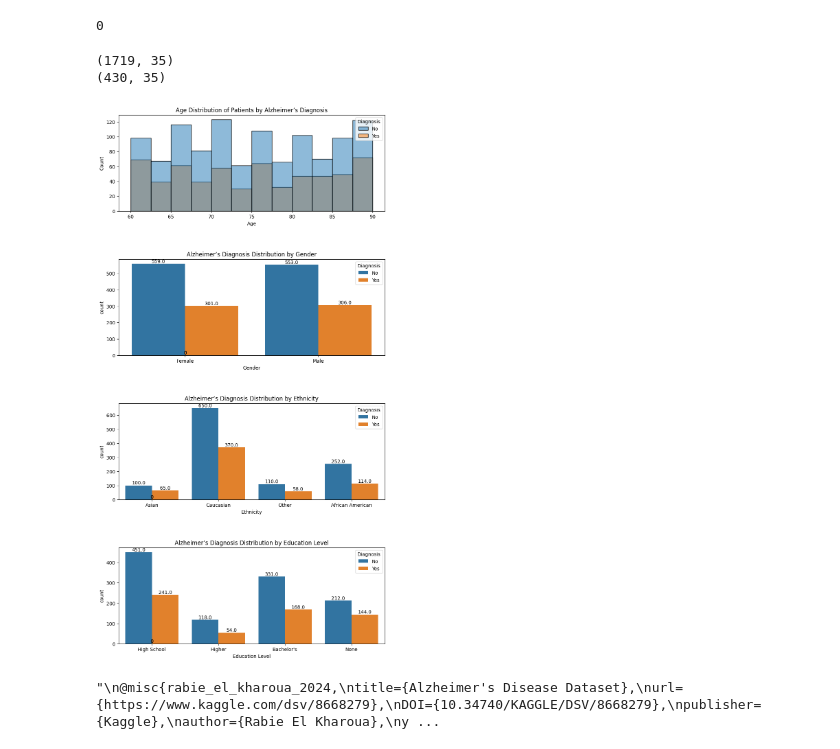
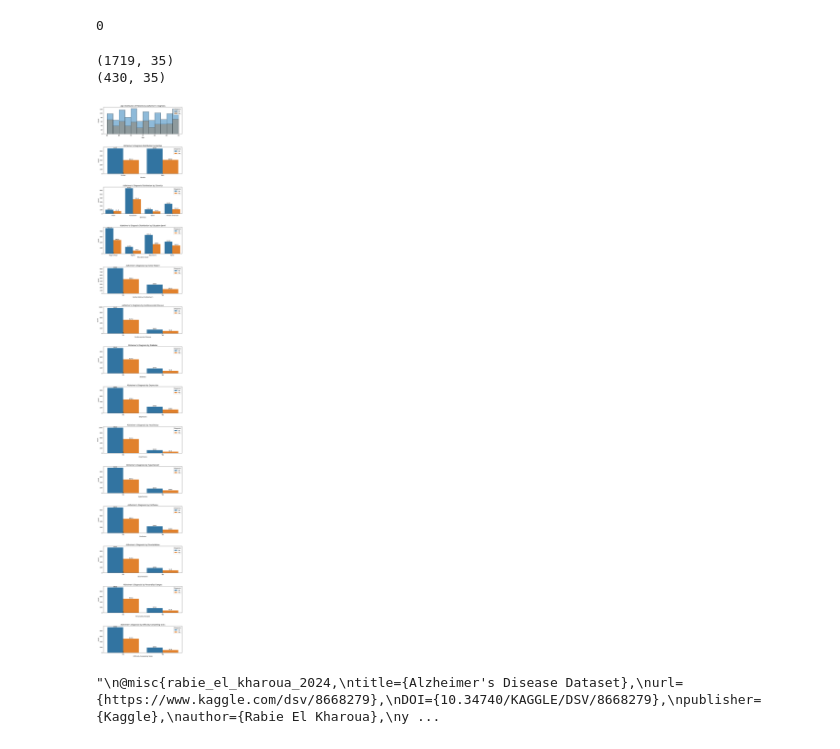
Before and after one commit to vivhoang84/DS-Alzheimer-Prediction, a Jupyter notebook: Alzheimer.ipynb, the cells around one changed output. Saved outputs shown, nothing was run; the diff lists cells and outputs as text; code cells hidden in the pictures.

Commit message:
added more visualizations

```diff
--- a/Alzheimer.ipynb
+++ b/Alzheimer.ipynb
@@ -153,35 +153,52 @@ alz.duplicated().sum()
 # %%
 # Dataset Visualizations
 
-fig, axes = plt.subplots(4, 1, figsize = (10, 20))
+fig, axes = plt.subplots(14, 1, figsize=(10, 70))  # Adjusted the number of subplots for all 14 categories
+
+# Plot information for Age, Gender, Ethnicity, Education Level, and other categorical features
 plots_info = [
     (sns.histplot, "Age", "Age", "Age Distribution of Patients by Alzheimer’s Diagnosis"),
     (sns.countplot, "Gender", "Gender", "Alzheimer’s Diagnosis Distribution by Gender"),
     (sns.countplot, "Ethnicity", "Ethnicity", "Alzheimer’s Diagnosis Distribution by Ethnicity"),
-    (sns.countplot, "EducationLevel", "Education Level", "Alzheimer’s Diagnosis Distribution by Education Level")
+    (sns.countplot, "EducationLevel", "Education Level", "Alzheimer’s Diagnosis Distribution by Education Level"),
+    (sns.countplot, "FamilyHistoryAlzheimers", "Family History of Alzheimer’s", "Alzheimer’s Diagnosis by Family History"),
+    (sns.countplot, "CardiovascularDisease", "Cardiovascular Disease", "Alzheimer’s Diagnosis by Cardiovascular Disease"),
+    (sns.countplot, "Diabetes", "Diabetes", "Alzheimer’s Diagnosis by Diabetes"),
+    (sns.countplot, "Depression", "Depression", "Alzheimer’s Diagnosis by Depression"),
+    (sns.countplot, "HeadInjury", "Head Injury", "Alzheimer’s Diagnosis by Head Injury"),
+    (sns.countplot, "Hypertension", "Hypertension", "Alzheimer’s Diagnosis by Hypertension"),
+    (sns.countplot, "Confusion", "Confusion", "Alzheimer’s Diagnosis by Confusion"),
+    (sns.countplot, "Disorientation", "Disorientation", "Alzheimer’s Diagnosis by Disorientation"),
+    (sns.countplot, "PersonalityChanges", "Personality Changes", "Alzheimer’s Diagnosis by Personality Changes"),
+    (sns.countplot, "DifficultyCompletingTasks", "Difficulty Completing Tasks", "Alzheimer’s Diagnosis by Difficulty Completing Tasks"),
+    (sns.countplot, "Forgetfulness", "Forgetfulness", "Alzheimer’s Diagnosis by Forgetfulness")
 ]
 
-train_alzheimer, test_alzheimer = train_test_split(alz, test_size = 0.2, random_state = 42)
+# Splitting data into training and testing sets
+train_alzheimer, test_alzheimer = train_test_split(alz, test_size=0.2, random_state=42)
 print(train_alzheimer.shape)
 print(test_alzheimer.shape)
 
+# Function to add labels to countplots
 def add_labels(ax):
     for p in ax.patches:
         ax.annotate(f'{p.get_height()}', (p.get_x() + p.get_width() / 2., p.get_height()),
                     ha='center', va='bottom', fontsize=10, color='black')
 
+# Adjust space between plots
 plt.subplots_adjust(hspace=0.5)
 
+# Create plots for all categories
 for ax, (plot_func, column, xlabel, title) in zip(axes, plots_info):
-    plot_func(data = train_alzheimer, x = column, hue = "Diagnosis", ax = ax)
+    plot_func(data=train_alzheimer, x=column, hue="Diagnosis", ax=ax)
     if plot_func == sns.countplot:
-        add_labels(ax)
+        add_labels(ax)  # Add labels to countplots
     ax.set_xlabel(xlabel)
     ax.set_title(title)
 # %% [output]
 (1719, 35)
 (430, 35)
-[figure, old version]
+[figure, new version]
 # %%
 # Citation
 
```
